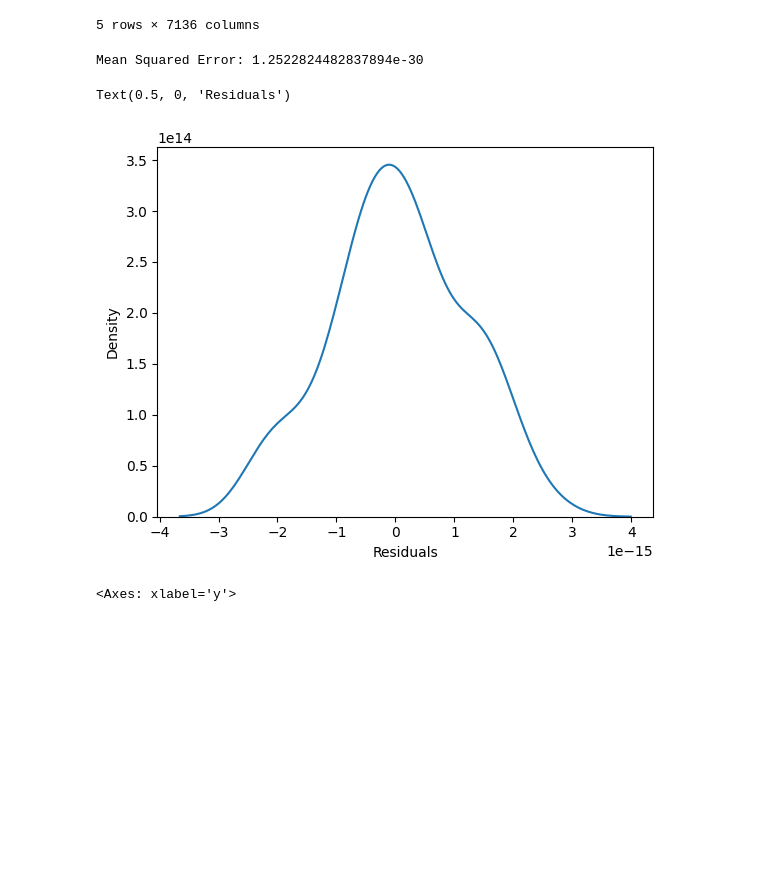
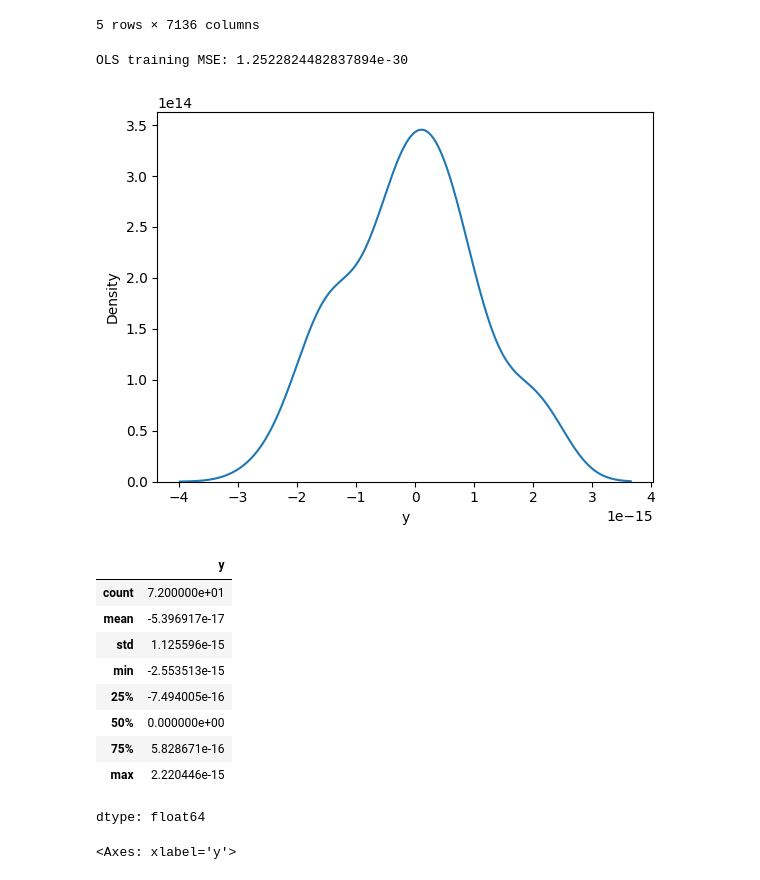
Before and after one commit to AngelikaBaloy/undergrad_ml_assignments, a Jupyter notebook: genomics_lab.ipynb, the cells around one changed output. Drawn from its saved outputs; the diff is of its cells as text; code cells hidden in the pictures; blank space fills up the shorter version.

```diff
--- a/genomics_lab.ipynb
+++ b/genomics_lab.ipynb
@@ -67,6 +73,8 @@ df.head()
 5 rows × 7136 columns
 # %%
 # 2. Use LR on all the genes
+
+mse = lambda y,y_hat : np.mean( (y-y_hat)**2 )
 genes = df.drop(columns= ['y', 'cancer',
                           'Samples', 'BM.PB',
                           'Gender', 'Source',
@@ -74,23 +82,31 @@ genes = df.drop(columns= ['y', 'cancer',
 y = df['y']
 
 model = LinearRegression()
-model.fit(genes, y)
+reg = model.fit(genes, y)
 
-y_hat = model.predict(genes)
-
-# mean squared error
-mse = mean_squared_error(y, y_hat)
-print(f'Mean Squared Error: {mse}')
+y_hat = reg.predict(genes)
+print(f'OLS training MSE: {mse(y,y_hat)}')
 # %% [output]
-Mean Squared Error: 1.2522824482837894e-30
+OLS training MSE: 1.2522824482837894e-30
 # %%
 # kdeplot of residuals
 
-sns.kdeplot(y - y_hat)
-plt.xlabel("Residuals")
+residuals = y_hat - y
+sns.kdeplot(residuals)
+plt.show()
+residuals.describe()
 # %% [output]
+[figure, new version]
+|  | y |
+| count | 7.200000e+01 |
+| mean | -5.396917e-17 |
+| std | 1.125596e-15 |
+| min | -2.553513e-15 |
+| 25% | -7.494005e-16 |
+| 50% | 0.000000e+00 |
+| 75% | 5.828671e-16 |
+| max | 2.220446e-15 |
-Text(0.5, 0, 'Residuals')
+dtype: float64
-[figure, old version]
 # %%
 # scatter plot comparing predicted and actual outcomes
 
```
Also changed, not shown: parts of 9 cells of this notebook.
